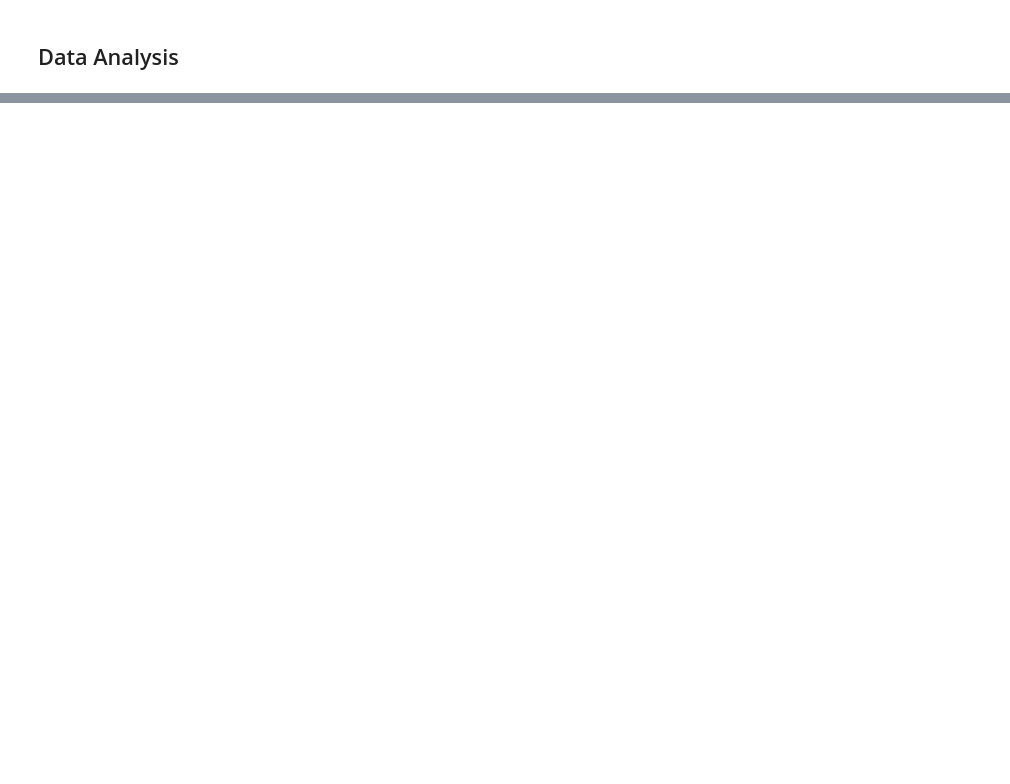
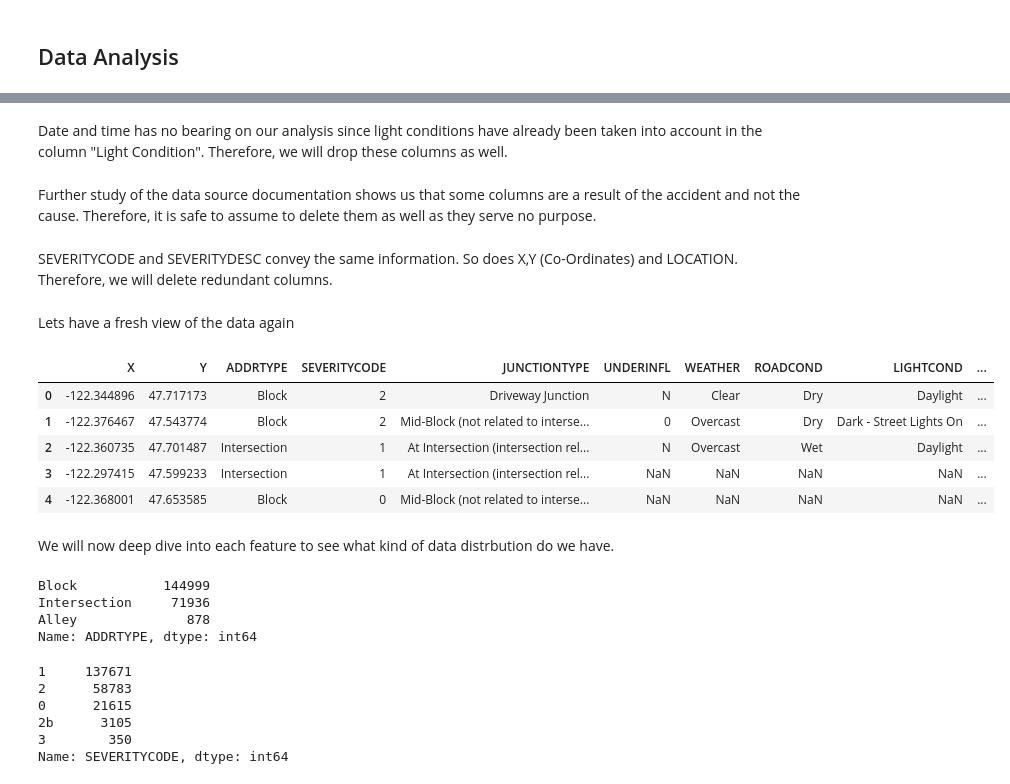
Before and after one commit to RAQDS/Coursera_Capstone, a Jupyter notebook: Coursera Capstone :: Seattle City Accident Warning.ipynb, the cells around one changed output, grey strips where cells are left out. Saved outputs shown, nothing was run; the diff lists cells and outputs as text; code cells hidden in the pictures; blank space fills up the shorter version.

```diff
--- a/Coursera Capstone :: Seattle City Accident Warning.ipynb
+++ b/Coursera Capstone :: Seattle City Accident Warning.ipynb
@@ -205,0 +123,43 @@ dtype: int64
+# %% [markdown]
+Date and time has no bearing on our analysis since light conditions have already been taken into account in the column "Light Condition". Therefore, we will drop these columns as well.
+# %%
+DataSet.drop(["INCDATE", "INCDTTM"], axis=1, inplace=True)
+# %% [markdown]
+Further study of the data source documentation shows us that some columns are a result of the accident and not the cause. Therefore, it is safe to assume to delete them as well as they serve no purpose.
+# %%
+DataSet.drop(["COLLISIONTYPE","PERSONCOUNT", "PEDCOUNT", "PEDCYLCOUNT", "VEHCOUNT", "INJURIES", "SERIOUSINJURIES", "FATALITIES"], axis=1, inplace=True)
+# %% [markdown]
+SEVERITYCODE and SEVERITYDESC convey the same information. So does X,Y (Co-Ordinates) and LOCATION. Therefore, we will delete redundant columns.
+# %%
+DataSet.drop(["SEVERITYDESC"], axis=1, inplace=True)
+# %%
+DataSet.drop(["LOCATION"], axis=1, inplace=True)
+# %% [markdown]
+Lets have a fresh view of the data again
+# %%
+DataSet.head()
+# %% [output]
+|  | X | Y | ADDRTYPE | SEVERITYCODE | JUNCTIONTYPE | UNDERINFL | WEATHER | ROADCOND | LIGHTCOND | ... |
+| 0 | -122.344896 | 47.717173 | Block | 2 | Driveway Junction | N | Clear | Dry | Daylight | ... |
+| 1 | -122.376467 | 47.543774 | Block | 2 | Mid-Block (not related to interse... | 0 | Overcast | Dry | Dark - Street Lights On | ... |
+| 2 | -122.360735 | 47.701487 | Intersection | 1 | At Intersection (intersection rel... | N | Overcast | Wet | Daylight | ... |
+| 3 | -122.297415 | 47.599233 | Intersection | 1 | At Intersection (intersection rel... | NaN | NaN | NaN | NaN | ... |
+| 4 | -122.368001 | 47.653585 | Block | 0 | Mid-Block (not related to interse... | NaN | NaN | NaN | NaN | ... |
+# %% [markdown]
+We will now deep dive into each feature to see what kind of data distrbution do we have.
+# %%
+DataSet.ADDRTYPE.value_counts()
+# %% [output]
+Block           144999
+Intersection     71936
+Alley              878
+Name: ADDRTYPE, dtype: int64
+# %%
+DataSet.SEVERITYCODE.value_counts()
+# %% [output]
+1     137671
+2      58783
+0      21615
+2b      3105
+3        350
+Name: SEVERITYCODE, dtype: int64
```
Also changed, not shown: parts of 77 cells of this notebook.
